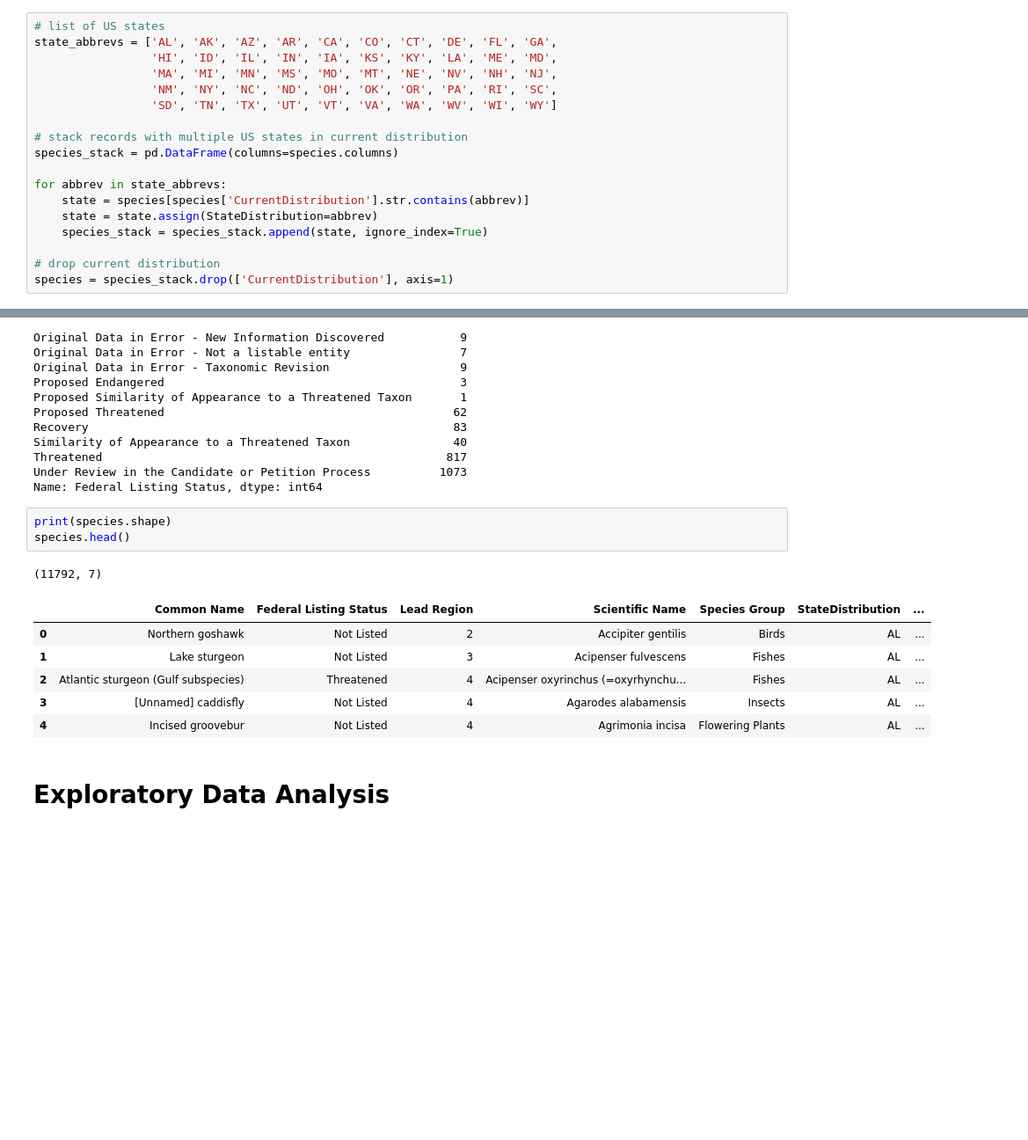
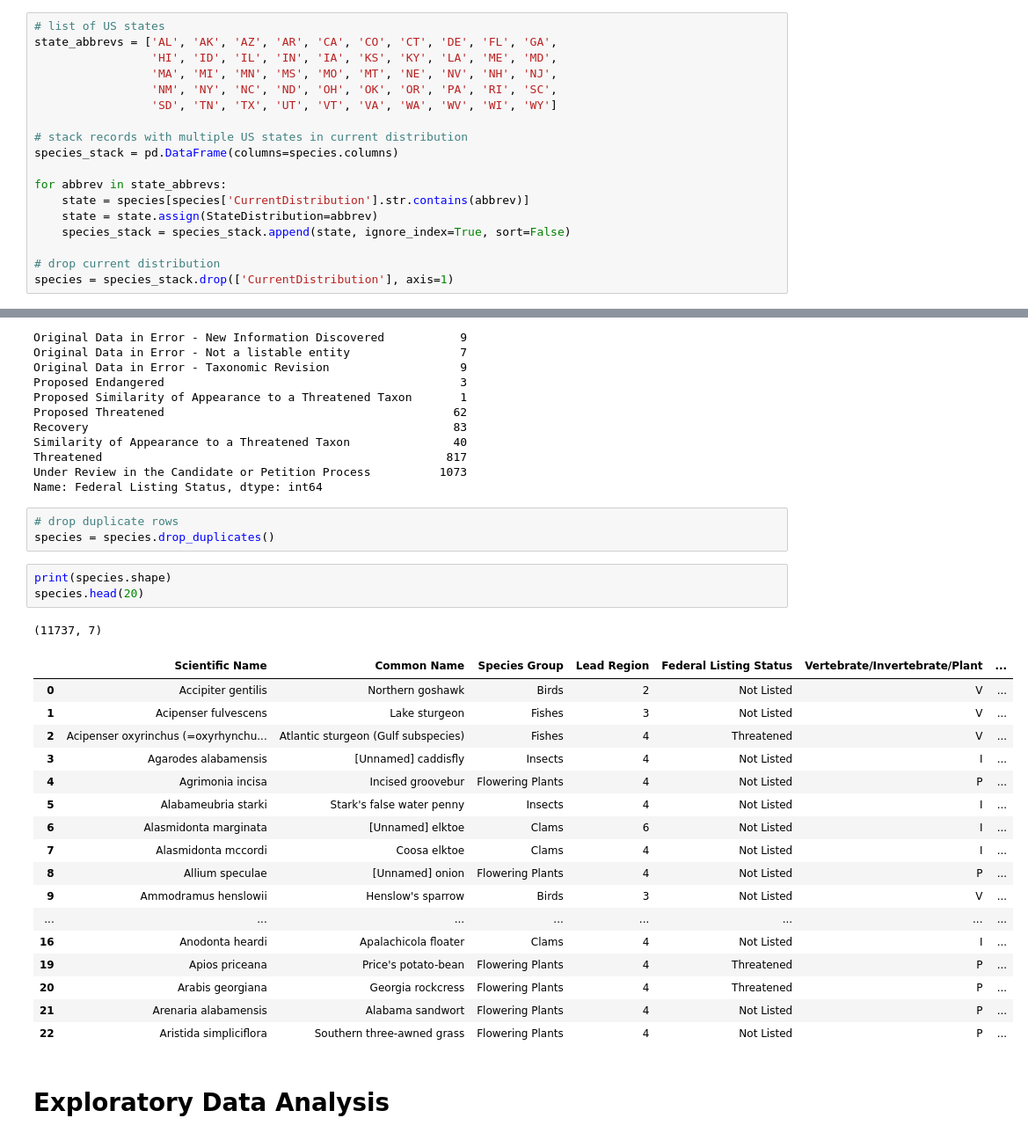
Before and after one commit to acdick/endangered_species_classification, a Jupyter notebook: Source/endangered_species.ipynb, the cells around one changed output, grey strips where cells are left out. Shown at 88% size. Drawn from its saved outputs; the diff is of its cells as text; blank space fills up the shorter version.

Commit message:
dropped duplicates in species data

```diff
--- a/Source/endangered_species.ipynb
+++ b/Source/endangered_species.ipynb
@@ -169,7 +169,7 @@ species_stack = pd.DataFrame(columns=species.columns)
 for abbrev in state_abbrevs:
     state = species[species['CurrentDistribution'].str.contains(abbrev)]
     state = state.assign(StateDistribution=abbrev)
-    species_stack = species_stack.append(state, ignore_index=True)
+    species_stack = species_stack.append(state, ignore_index=True, sort=False)
 
 # drop current distribution
 species = species_stack.drop(['CurrentDistribution'], axis=1)
@@ -200,17 +200,31 @@ Similarity of Appearance to a Threatened Taxon               40
 Threatened                                                  817
 Under Review in the Candidate or Petition Process          1073
 Name: Federal Listing Status, dtype: int64
+# %%
+# drop duplicate rows
+species = species.drop_duplicates()
 # %%
 print(species.shape)
-species.head()
+species.head(20)
 # %% [output]
-(11792, 7)
+(11737, 7)
-|  | Common Name | Federal Listing Status | Lead Region | Scientific Name | Species Group | StateDistribution | ... |
-| 0 | Northern goshawk | Not Listed | 2 | Accipiter gentilis | Birds | AL | ... |
-| 1 | Lake sturgeon | Not Listed | 3 | Acipenser fulvescens | Fishes | AL | ... |
-| 2 | Atlantic sturgeon (Gulf subspecies) | Threatened | 4 | Acipenser oxyrinchus (=oxyrhynchu... | Fishes | AL | ... |
-| 3 | [Unnamed] caddisfly | Not Listed | 4 | Agarodes alabamensis | Insects | AL | ... |
-| 4 | Incised groovebur | Not Listed | 4 | Agrimonia incisa | Flowering Plants | AL | ... |
+|  | Scientific Name | Common Name | Species Group | Lead Region | Federal Listing Status | Vertebrate/Invertebrate/Plant | ... |
+| 0 | Accipiter gentilis | Northern goshawk | Birds | 2 | Not Listed | V | ... |
+| 1 | Acipenser fulvescens | Lake sturgeon | Fishes | 3 | Not Listed | V | ... |
+| 2 | Acipenser oxyrinchus (=oxyrhynchu... | Atlantic sturgeon (Gulf subspecies) | Fishes | 4 | Threatened | V | ... |
+| 3 | Agarodes alabamensis | [Unnamed] caddisfly | Insects | 4 | Not Listed | I | ... |
+| 4 | Agrimonia incisa | Incised groovebur | Flowering Plants | 4 | Not Listed | P | ... |
+| 5 | Alabameubria starki | Stark's false water penny | Insects | 4 | Not Listed | I | ... |
+| 6 | Alasmidonta marginata | [Unnamed] elktoe | Clams | 6 | Not Listed | I | ... |
+| 7 | Alasmidonta mccordi | Coosa elktoe | Clams | 4 | Not Listed | I | ... |
+| 8 | Allium speculae | [Unnamed] onion | Flowering Plants | 4 | Not Listed | P | ... |
+| 9 | Ammodramus henslowii | Henslow's sparrow | Birds | 3 | Not Listed | V | ... |
+| ... | ... | ... | ... | ... | ... | ... | ... |
+| 16 | Anodonta heardi | Apalachicola floater | Clams | 4 | Not Listed | I | ... |
+| 19 | Apios priceana | Price's potato-bean | Flowering Plants | 4 | Threatened | P | ... |
+| 20 | Arabis georgiana | Georgia rockcress | Flowering Plants | 4 | Threatened | P | ... |
+| 21 | Arenaria alabamensis | Alabama sandwort | Flowering Plants | 4 | Not Listed | P | ... |
+| 22 | Aristida simpliciflora | Southern three-awned grass | Flowering Plants | 4 | Not Listed | P | ... |
 # %% [markdown]
 # Exploratory Data Analysis
 # %% [markdown]
```
